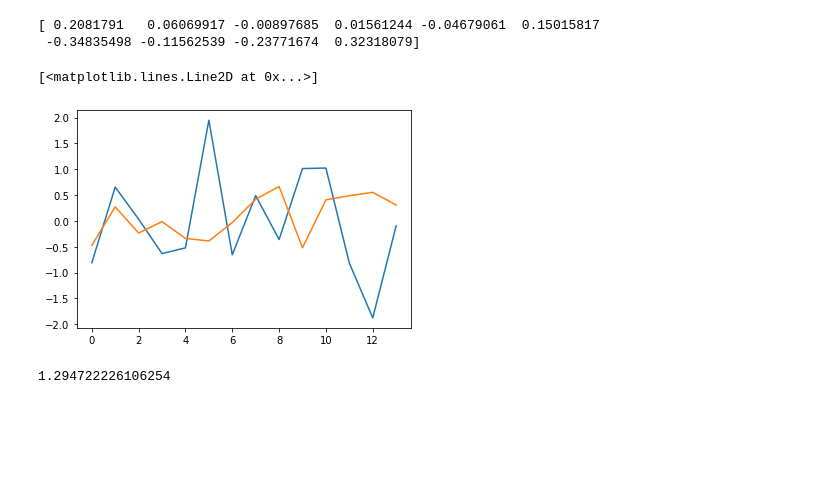
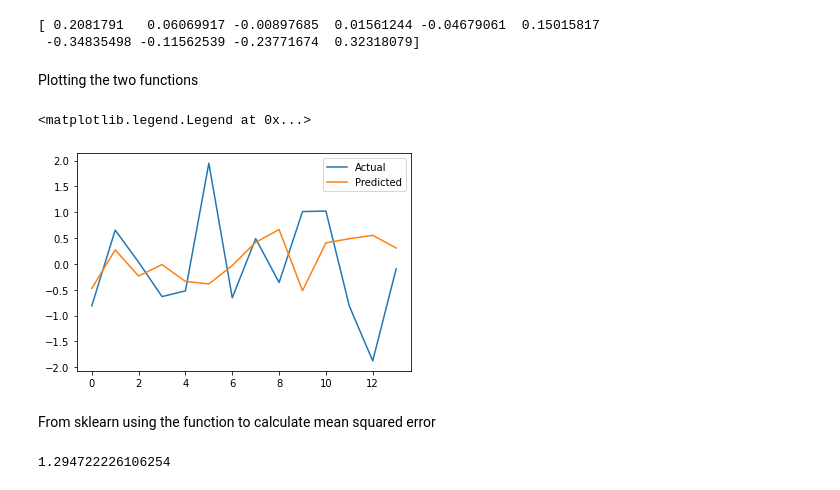
Before and after one commit to Jackknight101/FinTechTechnicalAssignment, a Jupyter notebook: Question 4.ipynb, the cells around one changed output. Cells and saved outputs as stored; diff of their text form; code cells hidden in the pictures; blank space fills up the shorter version.

```diff
--- a/Question 4.ipynb
+++ b/Question 4.ipynb
@@ -252,14 +268,19 @@ print(model.coef_)
  -0.34835498 -0.11562539 -0.23771674  0.32318079]
 # %%
 import matplotlib.pyplot as plt
+# %% [markdown]
+Plotting the two functions
 # %%
 xrange= range(len(X_test))
 
-plt.plot(xrange,y_test)
-plt.plot(xrange,predicted_model) ##Predicted
+plt.plot(xrange,y_test, label='Actual')
+plt.plot(xrange,predicted_model, label='Predicted')
+plt.legend()
 # %% [output]
-[<matplotlib.lines.Line2D at 0x...>]
+<matplotlib.legend.Legend at 0x...>
-[figure, old version]
+[figure, new version]
+# %% [markdown]
+From sklearn using the function to calculate mean squared error
 # %%
 from sklearn.metrics import mean_squared_error
 # %%
```
Also changed, not shown: parts of 9 cells of this notebook.
